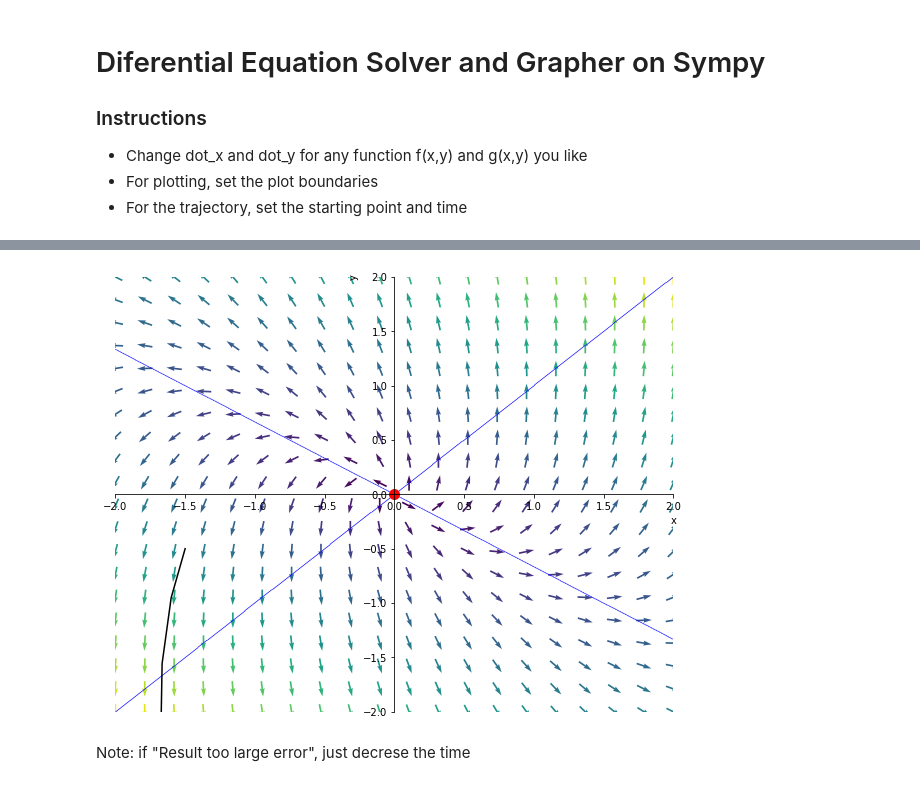
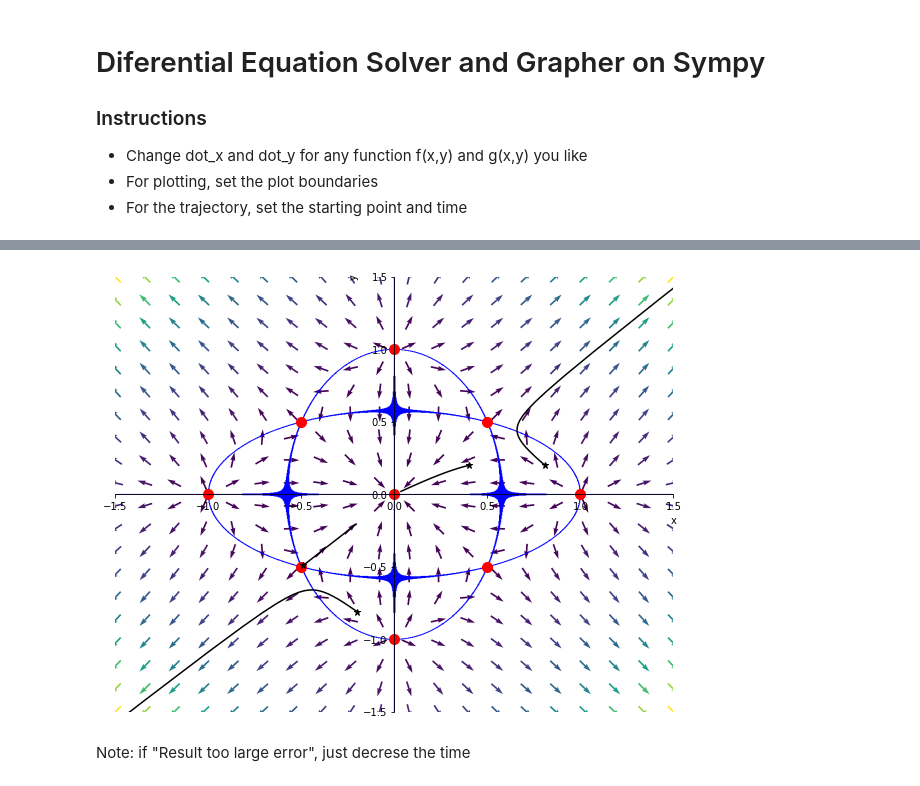
Before and after one commit to ndharari/diffeq, a Jupyter notebook: diffeq.ipynb, the cells around one changed output, grey strips where cells are left out. Drawn from its saved outputs; the diff is of its cells as text; code cells hidden in the pictures.

```diff
--- a/diffeq.ipynb
+++ b/diffeq.ipynb
@@ -52,0 +54,5 @@ equilibria = sm.solve((dot_x_Equal, dot_y_Equal), x, y, dict=True)
+# %%
+# Gives the value of the linear approximation for the Second Lyapunov Method
+for eq in equilibria:
+    if sm.im(eq[x])==0 and sm.im(eq[y]) ==0: # Excludes imaginary equilibria
+        display(Math("A\Big|_{(" +sm.latex(eq[x]) + "," + sm.latex(eq[y])+ ")} : "+sm.latex(A_matrix.subs(eq))))
@@ -57,12 +73,11 @@ equilibria = sm.solve((dot_x_Equal, dot_y_Equal), x, y, dict=True)
 eigen_things = [[eq, A_matrix.subs(eq).eigenvects()]
               for eq in equilibria]
 # Showing equilibrium and eigenthings
-
-for eq in equilibria:
-    display(Math("\mathrm{Equilibrium}: (" + sm.latex(eq[x])+","+sm.latex(eq[y])+")"))
-    # eigen_things[#eq][eigenthings][#pair][0=value, 1=mult, 2=eigenvect]
-    for pair in eigen_things[0][1]:
-            display(Math("\mathrm{Eigenvalue}:"+ sm.latex(pair[0]) +
-                         "\quad \mathrm{Multiplicity}=" + sm.latex(pair[1])))
-            display(Math("\mathrm{Eigenvector}: "+ sm.latex(pair[2][0])))
+for _, eq in enumerate(equilibria):
+    if sm.im(eq[x])==0 and sm.im(eq[y]) ==0: # Excludes imaginary equilibria
+        display(Math("\mathrm{Equilibrium}: (" + sm.latex(eq[x])+","+sm.latex(eq[y])+")"))
+        # eigen_things[#eq][eigenthings][#pair][0=value, 1=mult, 2=eigenvect]
+        for pair in eigen_things[_][1]:
+                display(Math("\mathrm{Eigenvalue}:"+ sm.latex(pair[0]) +
+                             "\quad \mathrm{Multiplicity}=" + sm.latex(pair[1]) + "\quad\mathrm{Eigenvector}: "+ sm.latex(pair[2][0])))
 # %% [output]
@@ -78,17 +101,19 @@ ax = fig.add_subplot(1,1,1)
 # ax.set_title("Sistema diferencial")
 
 # Setting Plot Boundaries (needed of sympy)
-x_min, y_min, y_max, x_max = -2, -2, 2, 2
+x_min, y_min, y_max, x_max = -1.5, -1.5, 1.5, 1.5
 # For plotting the trajectory
-time, dt = 50, 0.1
-x_0, y_0 = -1.5, -0.5
+time, dt = 25, 0.1
+initial_pairs = [(-.49, -.49), (.4, .2), (-.2, -.81), (.81, .2)] #List of the form [(x_0, y_0)]
 # Choose if normalization of vectors is applied
 normalize = True
 
 #################################
 # Plot fixed points
 for point in equilibria:
-    ax.plot(point[x],point[y],"red", marker = "o", markersize = 10.0)
+    # Excludes complex equilibria
+    if sm.im(point[x])==0 and sm.im(point[y]) == 0:
+        ax.plot(point[x],point[y],"red", marker = "o", markersize = 10.0)
 
 # To plot we translate from sympy to numpy
 x_movement = lambdify((x, y), dot_x)
@@ -98,43 +123,48 @@ y_movement = lambdify((x, y), dot_y)
 x_line = np.linspace(x_min, x_max, 20)
 y_line = np.linspace(y_min, y_max, 20)
 
-# Plot a singular trayectory
-x_list= [x_0]
-y_list = [y_0]
-for i in range(time):
-    x_list.append(x_list[i] + (x_movement(x_list[i], y_list[i])) * dt)
-    y_list.append(y_list[i] + (y_movement(x_list[i], y_list[i])) * dt)
+# Plot initial point and trayectory
+for pair in initial_pairs:
+    x_0 = pair[0]
+    y_0 = pair[1]
+    ax.plot(x_0, y_0, "black", marker = "*", markersize = 7.0)
+    # Plot a singular trayectory
+    x_list = [x_0]
+    y_list = [y_0]
+    for i in range(time):
+        x_list.append(x_list[i] + (x_movement(x_list[i], y_list[i])) * dt)
+        y_list.append(y_list[i] + (y_movement(x_list[i], y_list[i])) * dt)
+    ax.plot(x_list, y_list, color="black")
 
-ax.plot(x_list, y_list, color="black")
 
 # Quiverplot
 # create a grid and set the dir vecs
 X, Y = np.meshgrid(x_line, y_line)
 x_dir, y_dir = x_movement(X,Y), y_movement(X,Y)
 # prepare the colour and normalization factor
 norm = np.sqrt(x_dir**2 + y_dir**2)
 
 #Normalize
 if normalize:
     x_dir /= norm
     y_dir /= norm
 
 plt.quiver(X, Y,
            x_dir,
            y_dir,
            norm,
            pivot='mid')
 
 # Plot Nullclines
 p1 = sm.plot_implicit(dot_x_Equal, (x, x_min, x_max), (y, y_min, y_max), show= False)
 p2 = sm.plot_implicit(dot_y_Equal, (x, x_min, x_max), (y, y_min, y_max), show= False)
 
 move_sympyplot_to_axes(p1, ax)
 move_sympyplot_to_axes(p2, ax)
 
 plt.show()
 # %% [output]
-[figure, old version]
+[figure, new version]
 # %% [markdown]
 Note: if "Result too large error", just decrese the time
 # %% [markdown]
```
Also changed, not shown: parts of 6 cells of this notebook.
